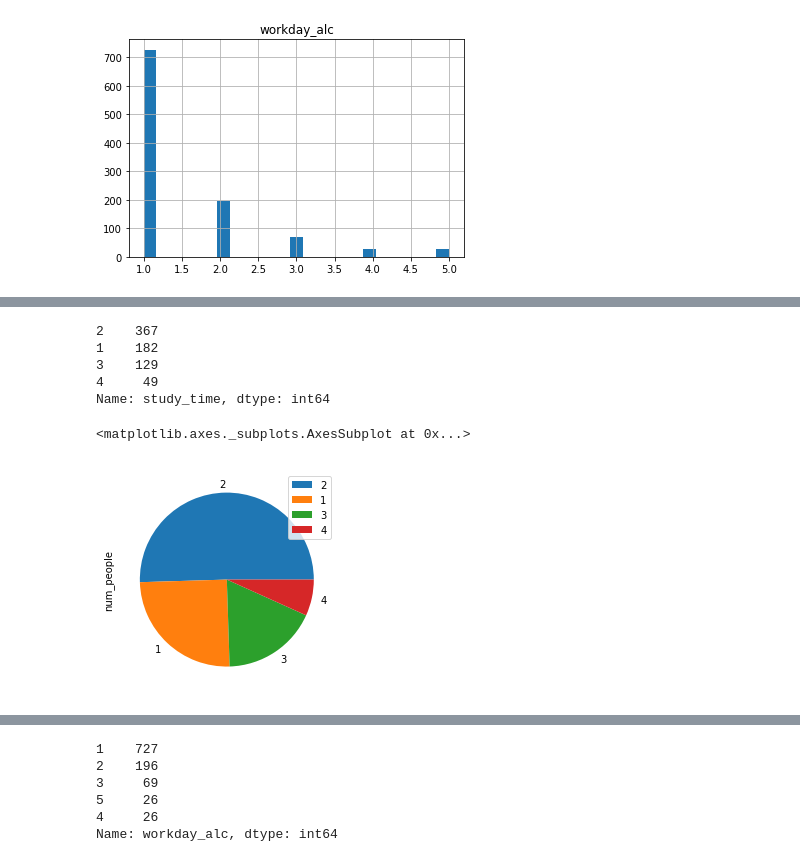
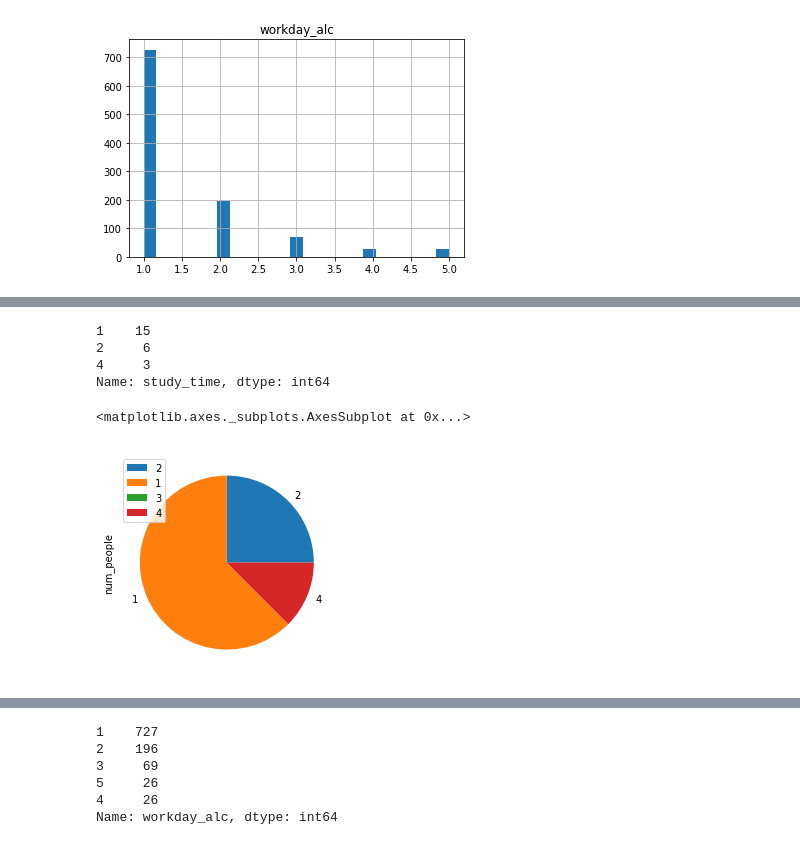
Before and after one commit to kaiitheguy/FinalProjectGroup62, a Jupyter notebook: FinalProjectGroup62.ipynb, the cells around one changed output, grey strips where cells are left out. Saved outputs shown, nothing was run; the diff lists cells and outputs as text; code cells hidden in the pictures.

```diff
--- a/FinalProjectGroup62.ipynb
+++ b/FinalProjectGroup62.ipynb
@@ -104,5 +127,6 @@ dtype: object
 # %%
-alc = 1/7*df['workday_alc']+6/7*df['weekend_alc']
+#combining the alcohol consumption during the work day and weekend into a new column 'alc'.
+alc = 2/7*df['workday_alc']+5/7*df['weekend_alc']
 df['alc'] = alc
 # %% [output]
 A value is trying to be set on a copy of a slice from a DataFrame.
@@ -134,0 +144,16 @@ df
+# %%
+#Tranformation: convert paid classes and wanting higher education into numerical data
+def convert_label(label):
+
+    if(label == 'no'):
+        return 1.0
+    elif(label == 'yes'):
+        return 0.0
+    else:
+        return label
+df['paid_classes'] = df['paid_classes'].apply(convert_label)
+df['want_higher_edu'] = df['want_higher_edu'].apply(convert_label)
+
+#Calculate the average involvment of students by using weights
+school_involvement = 3*df['study_time'] + 2*df['paid_classes']-3*df['failures_of_class'] + 2*df['want_higher_edu'] - 2*df['school_absences']+ 2*df['final_grades']
+df['school_involvement'] = school_involvement
@@ -197,0 +241,11 @@ f5 = plt.gcf()
+# %%
+#Combine the two alcohol consumption data using a weight of 5/7 for workday consumption and 2/7 for weekend consumption.
+
+alc = 5/7*df['workday_alc']+2/7*df['weekend_alc']
+df['alc'] = alc
+
+#Create a scatter plot
+plt.scatter(df['alc'], df['school_absences'], s=20)
+plt.xlabel('Alcohol Consumption')
+plt.ylabel('School Absences')
+workday_absence = plt.gcf()
@@ -212,17 +289,15 @@ f1 = plt.gcf()
 # %%
-num_people = df[df['workday_alc'] == 1]['study_time'].value_counts()
+num_people = df[df['alc'] == 5]['study_time'].value_counts()
 
 print(num_people)
 #plt.pie(df['workday_alc'] == 1, labels = df['study_time'], startangle=90, autopct='%.1f%%')
 df_pie = pd.DataFrame({'num_people':num_people},
                      index = [2,1,3,4])
 df_pie.plot.pie(y='num_people')
-#plt.show()
 # %% [output]
-2    367
-1    182
-3    129
-4     49
+1    15
+2     6
+4     3
 Name: study_time, dtype: int64
 <matplotlib.axes._subplots.AxesSubplot at 0x...>
-[figure, old version]
+[figure, new version]
```
Also changed, not shown: parts of 35 cells of this notebook.
